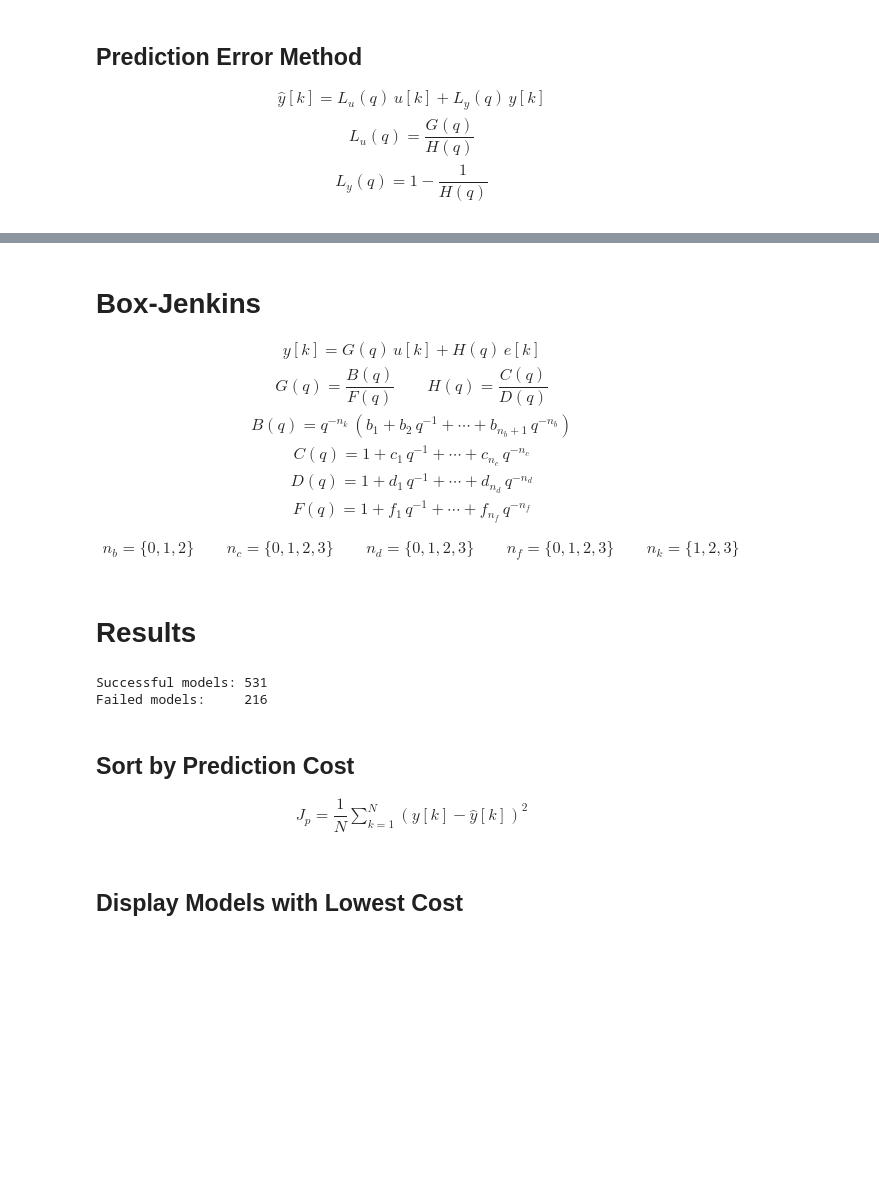
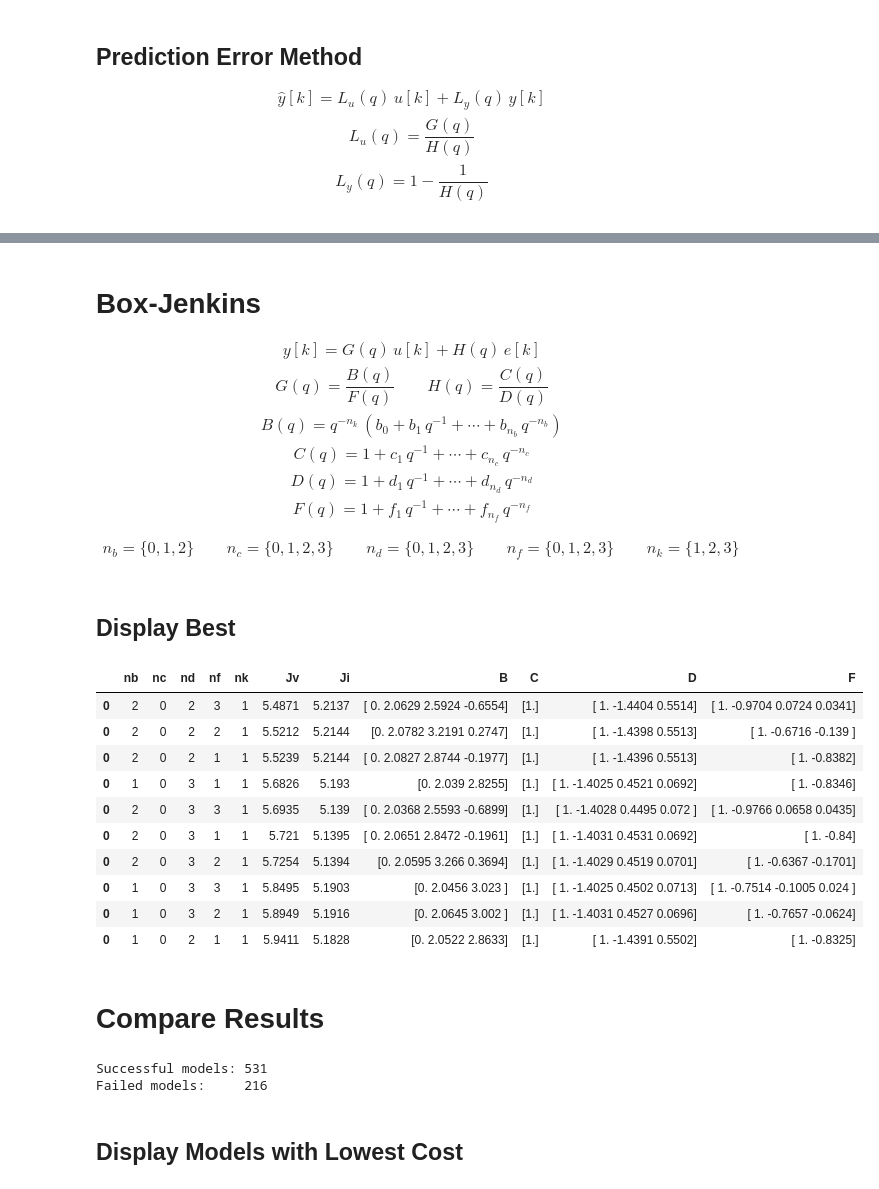
Before and after one commit to GuiBeal/system-identification, a Jupyter notebook: Python/main.ipynb, the cells around one changed output, grey strips where cells are left out. Cells and saved outputs as stored; diff of their text form; code cells hidden in the pictures; blank space fills up the shorter version.

```diff
--- a/Python/main.ipynb
+++ b/Python/main.ipynb
@@ -214,7 +274,7 @@ G(q) = \dfrac{B(q)}{F(q)}
 \qquad
 H(q) = \dfrac{C(q)}{D(q)}
 \\
-B(q) = q^{-n_k} \, \left(b_1 + b_2 \, q^{-1} + \dotsb + b_{n_b + 1} \, q^{-n_b}\right)
+B(q) = q^{-n_k} \, \left(b_0 + b_1 \, q^{-1} + \dotsb + b_{n_b} \, q^{-n_b}\right)
 \\
 C(q) = 1 + c_1 \, q^{-1} + \dotsb + c_{n_c} \, q^{-n_c}
 \\
@@ -244,8 +304,26 @@ nf_range = range(0, 3 + 1)
 nk_range = range(1, 3 + 1)
 
 models_bj = bj(u_i, y_i, u_v, y_v, nb_range, nc_range, nd_range, nf_range, nk_range)
+# %% [markdown]
+## Display Best
+# %%
+from functions import display_models
+
+display_models(models_bj.sort_values(by=['Jv']), columns=['nb', 'nc', 'nd', 'nf', 'nk', 'Jv', 'Ji', 'B', 'C', 'D', 'F'], precision=4, qty=10)
+# %% [output]
+|  | nb | nc | nd | nf | nk | Jv | Ji | B | C | D | F |
+| 0 | 2 | 0 | 2 | 3 | 1 | 5.4871 | 5.2137 | [ 0. 2.0629 2.5924 -0.6554] | [1.] | [ 1. -1.4404 0.5514] | [ 1. -0.9704 0.0724 0.0341] |
+| 0 | 2 | 0 | 2 | 2 | 1 | 5.5212 | 5.2144 | [0. 2.0782 3.2191 0.2747] | [1.] | [ 1. -1.4398 0.5513] | [ 1. -0.6716 -0.139 ] |
+| 0 | 2 | 0 | 2 | 1 | 1 | 5.5239 | 5.2144 | [ 0. 2.0827 2.8744 -0.1977] | [1.] | [ 1. -1.4396 0.5513] | [ 1. -0.8382] |
+| 0 | 1 | 0 | 3 | 1 | 1 | 5.6826 | 5.193 | [0. 2.039 2.8255] | [1.] | [ 1. -1.4025 0.4521 0.0692] | [ 1. -0.8346] |
+| 0 | 2 | 0 | 3 | 3 | 1 | 5.6935 | 5.139 | [ 0. 2.0368 2.5593 -0.6899] | [1.] | [ 1. -1.4028 0.4495 0.072 ] | [ 1. -0.9766 0.0658 0.0435] |
+| 0 | 2 | 0 | 3 | 1 | 1 | 5.721 | 5.1395 | [ 0. 2.0651 2.8472 -0.1961] | [1.] | [ 1. -1.4031 0.4531 0.0692] | [ 1. -0.84] |
+| 0 | 2 | 0 | 3 | 2 | 1 | 5.7254 | 5.1394 | [0. 2.0595 3.266 0.3694] | [1.] | [ 1. -1.4029 0.4519 0.0701] | [ 1. -0.6367 -0.1701] |
+| 0 | 1 | 0 | 3 | 3 | 1 | 5.8495 | 5.1903 | [0. 2.0456 3.023 ] | [1.] | [ 1. -1.4025 0.4502 0.0713] | [ 1. -0.7514 -0.1005 0.024 ] |
+| 0 | 1 | 0 | 3 | 2 | 1 | 5.8949 | 5.1916 | [0. 2.0645 3.002 ] | [1.] | [ 1. -1.4031 0.4527 0.0696] | [ 1. -0.7657 -0.0624] |
+| 0 | 1 | 0 | 2 | 1 | 1 | 5.9411 | 5.1828 | [0. 2.0522 2.8633] | [1.] | [ 1. -1.4391 0.5502] | [ 1. -0.8325] |
 # %% [markdown]
-# Results
+# Compare Results
 # %%
 from functions import models_frame
 
@@ -256,9 +335,3 @@ print('Failed models:    ', len(models.loc[models.B.isnull()]))
 # %% [output]
 Successful models: 531
 Failed models:     216
-# %% [markdown]
-## Sort by Prediction Cost
-
-\begin{gather*}
-  J_p = \dfrac{1}{N} \sum_{k=1}^N \left(y[k] - \hat{y}[k]\right)^2
-\end{gather*}
```
Also changed, not shown: parts of 24 cells of this notebook, 1 other file.
